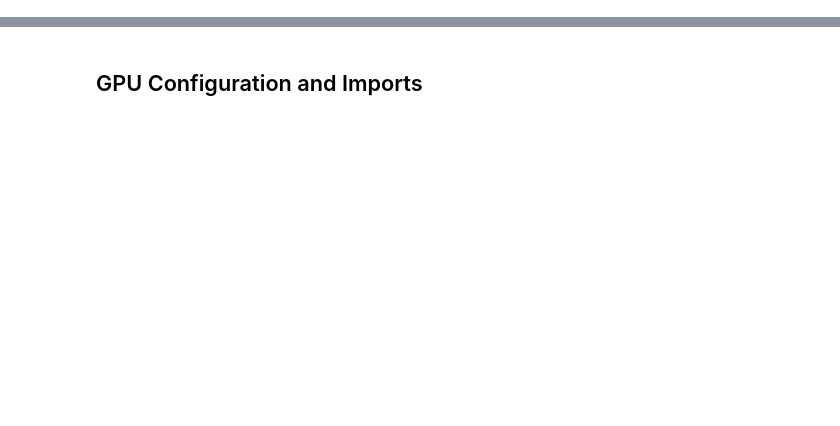
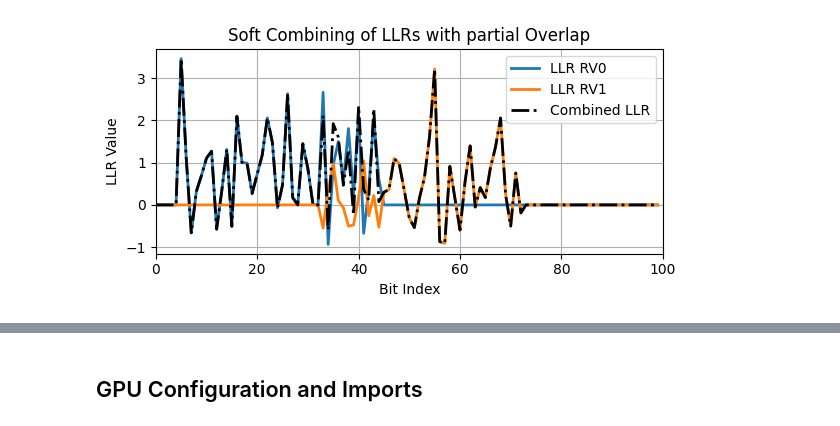
Before and after one commit to rabihchrabieh/sionna, a Jupyter notebook: tutorials/phy/5G_LDPC_HARQ_in_AWGN.ipynb, the cells around one changed output, grey strips where cells are left out. Saved outputs shown, nothing was run; the diff lists cells and outputs as text; code cells hidden in the pictures; blank space fills up the shorter version.

```diff
--- a/tutorials/phy/5G_LDPC_HARQ_in_AWGN.ipynb
+++ b/tutorials/phy/5G_LDPC_HARQ_in_AWGN.ipynb
@@ -0,0 +93,33 @@
+# %%
+import numpy as np
+import matplotlib.pyplot as plt
+
+n_cb = 100
+rv_len = 40
+
+rv0_start = 5
+rv1_start = 33
+
+llr_rv0 = np.zeros(n_cb)
+llr_rv0[rv0_start:rv0_start+rv_len] = np.random.normal(loc=0.5, scale=1.0, size=rv_len)
+
+llr_rv1 = np.zeros(n_cb)
+llr_rv1[rv1_start:rv1_start+rv_len] = np.random.normal(loc=0.3, scale=1.0, size=rv_len)
+
+llr_combined = llr_rv0 + llr_rv1
+
+plt.figure(figsize=(8, 3))
+plt.plot(llr_rv0, label="LLR RV0", lw=2.0)
+plt.plot(llr_rv1, label="LLR RV1", lw=2.0)
+plt.plot(llr_combined, label="Combined LLR", lw=2.0, color='black', ls='-.')
+plt.xlim(0, 100)
+
+plt.title("Soft Combining of LLRs with partial Overlap")
+plt.xlabel("Bit Index")
+plt.ylabel("LLR Value")
+plt.legend()
+plt.grid(True)
+plt.tight_layout()
+plt.show()
+# %% [output]
+[figure, added]
```
Also changed, not shown: parts of 13 cells of this notebook.
